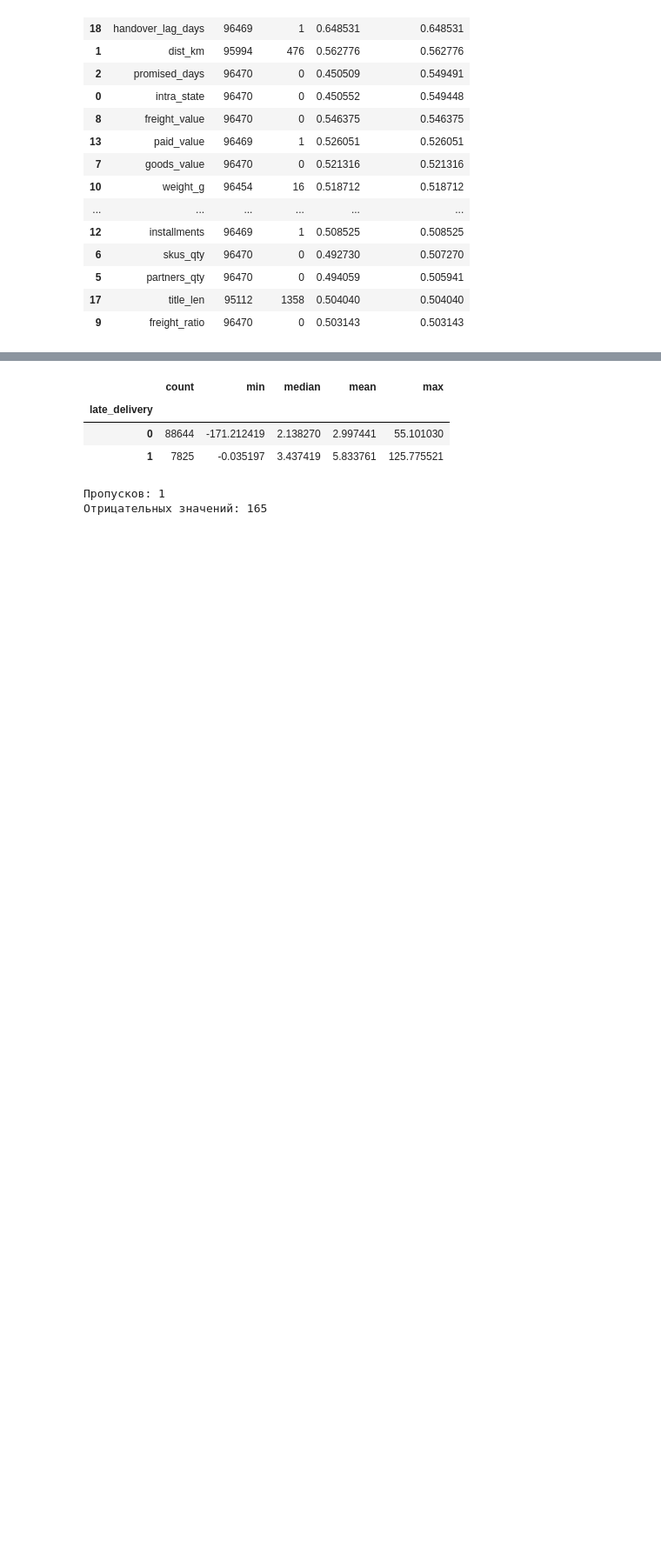
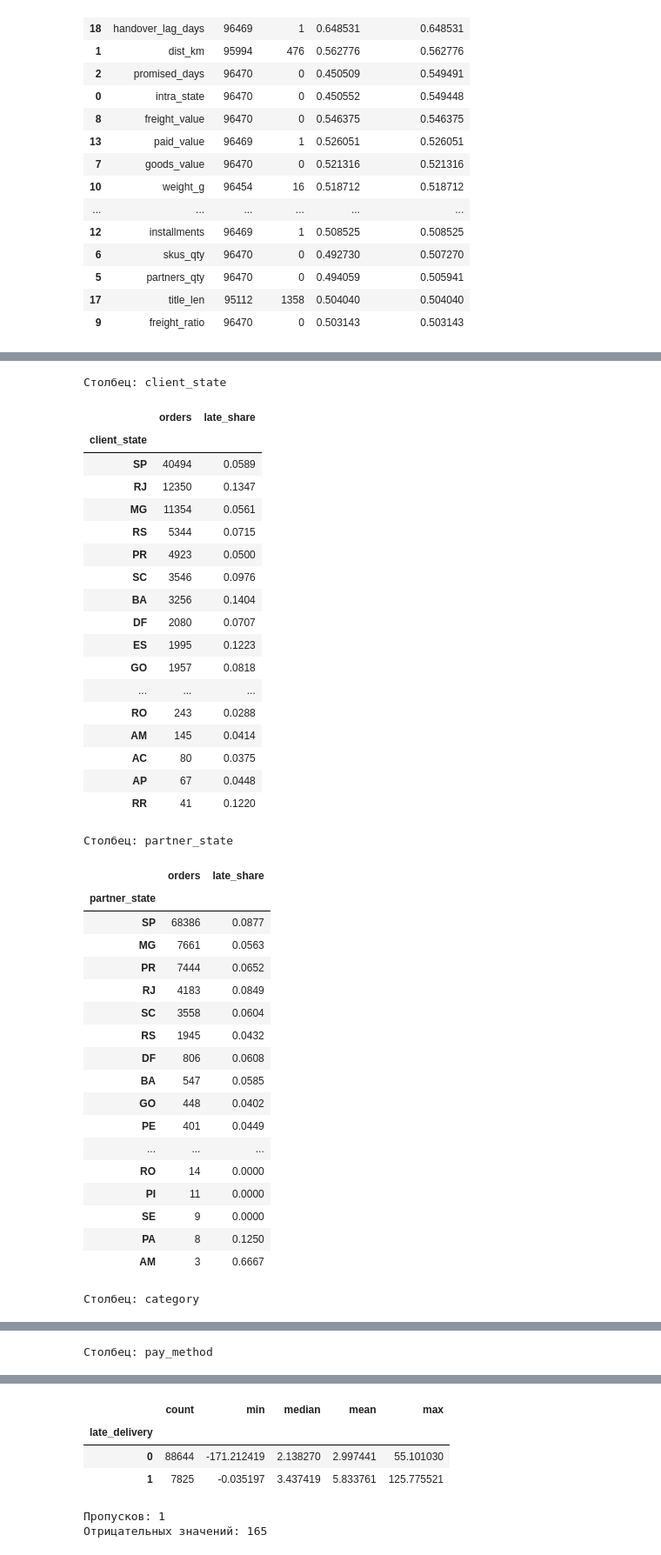
Before and after one commit to MikhailGeras/module0, a Jupyter notebook: ДЗ2.ipynb, the cells around one changed output, grey strips where cells are left out. Shown at 87% size. Drawn from its saved outputs; the diff is of its cells as text; code cells hidden in the pictures; blank space fills up the shorter version.

```diff
--- a/ДЗ2.ipynb
+++ b/ДЗ2.ipynb
@@ -185,0 +225,55 @@ display(
+# %%
+for column in category_columns:
+    print(f"\nСтолбец: {column}")
+
+    category_stats = (
+        df.groupby(column, observed=True, dropna=False)["late_delivery"]
+        .agg(
+            orders="size",
+            late_share="mean",
+        )
+        .sort_values("orders", ascending=False)
+    )
+
+    with pd.option_context("display.max_rows", None):
+        display(category_stats.round(4))
+# %% [output]
+Столбец: client_state
+|  | orders | late_share |
+| client_state |  |  |
+| SP | 40494 | 0.0589 |
+| RJ | 12350 | 0.1347 |
+| MG | 11354 | 0.0561 |
+| RS | 5344 | 0.0715 |
+| PR | 4923 | 0.0500 |
+| SC | 3546 | 0.0976 |
+| BA | 3256 | 0.1404 |
+| DF | 2080 | 0.0707 |
+| ES | 1995 | 0.1223 |
+| GO | 1957 | 0.0818 |
+| ... | ... | ... |
+| RO | 243 | 0.0288 |
+| AM | 145 | 0.0414 |
+| AC | 80 | 0.0375 |
+| AP | 67 | 0.0448 |
+| RR | 41 | 0.1220 |
+Столбец: partner_state
+|  | orders | late_share |
+| partner_state |  |  |
+| SP | 68386 | 0.0877 |
+| MG | 7661 | 0.0563 |
+| PR | 7444 | 0.0652 |
+| RJ | 4183 | 0.0849 |
+| SC | 3558 | 0.0604 |
+| RS | 1945 | 0.0432 |
+| DF | 806 | 0.0608 |
+| BA | 547 | 0.0585 |
+| GO | 448 | 0.0402 |
+| PE | 401 | 0.0449 |
+| ... | ... | ... |
+| RO | 14 | 0.0000 |
+| PI | 11 | 0.0000 |
+| SE | 9 | 0.0000 |
+| PA | 8 | 0.1250 |
+| AM | 3 | 0.6667 |
+Столбец: category
@@ -185,0 +298 @@ display(
+Столбец: pay_method
```
Also changed, not shown: parts of 3 cells of this notebook.
